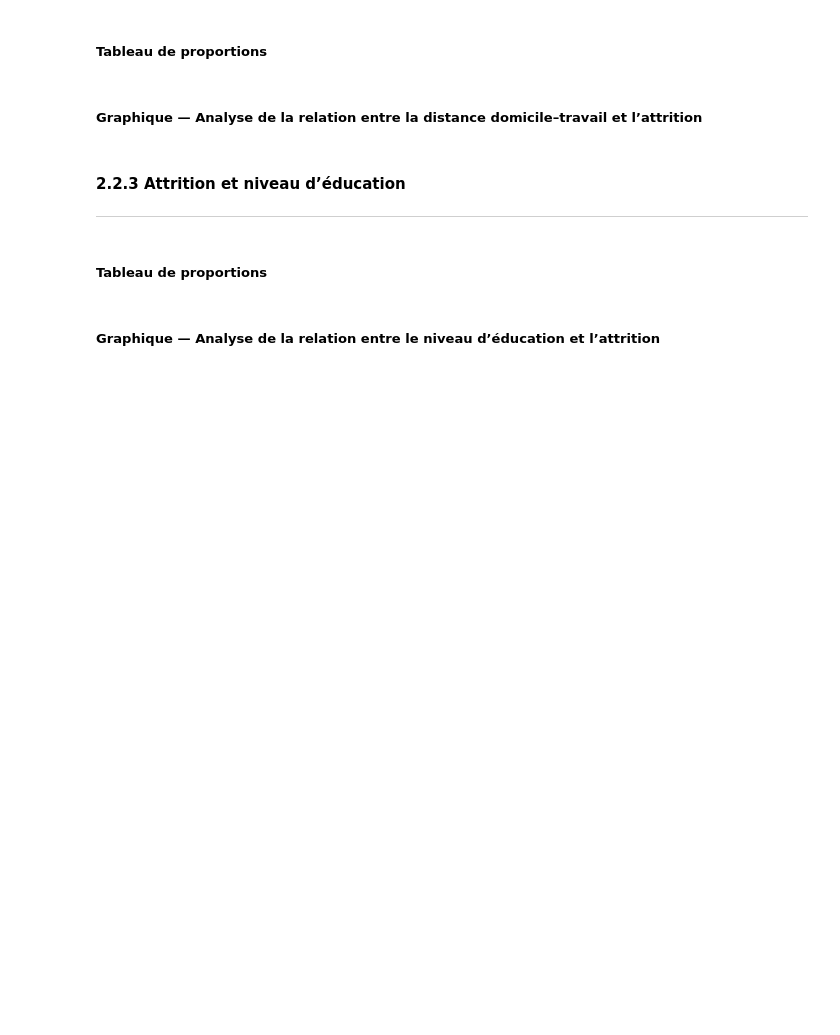
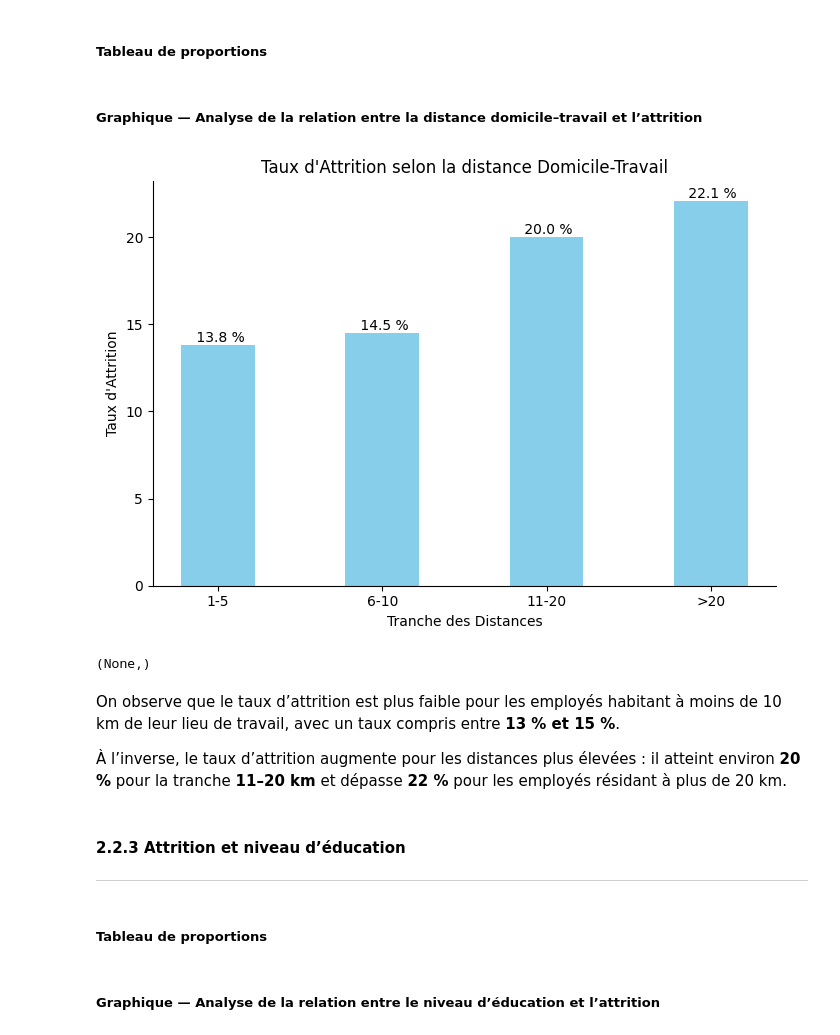
Before and after one commit to Kemuri15/employee-attrition-analysis, a Jupyter notebook: notebooks/03_axes_vie_perso.ipynb, the cells around one changed output. Drawn from its saved outputs; the diff is of its cells as text; code cells hidden in the pictures; blank space fills up the shorter version.

```diff
--- a/notebooks/03_axes_vie_perso.ipynb
+++ b/notebooks/03_axes_vie_perso.ipynb
@@ -613,7 +597,49 @@ Apres avoir observer la comparaison entre l'attrition et les tranches d'age, je
 # %% [markdown]
 ##### Tableau de proportions
+# %%
+df_distance_attrition = df_vie_perso[["Tranche_Distance","Attrition"]]
+df_distance_attrition.reset_index()
+df_distance_attrition.head()
+
+# Calcul du groupe
+distance_attrition = df_distance_attrition.groupby("Tranche_Distance")['Attrition'].value_counts(normalize=True).sort_values(ascending=False).round(3)*100
+distance_attrition = distance_attrition.reset_index(name="Pourcentage")
+display(distance_attrition)
+
+# Création d'une table pivot: lignes = Tranche_Distance, colonnes = Attrition, valeur = Pourcentage
+pivot_distance_attrition = distance_attrition.pivot(index="Tranche_Distance", columns="Attrition", values="Pourcentage").fillna(0)
+pivot_distance_attrition
 # %% [markdown]
 ##### Graphique — Analyse de la relation entre la distance domicile–travail et l’attrition
+# %%
+fig, ax = plt.subplots(figsize=(7,5))
+
+ax.spines['top'].set_visible(False)
+ax.spines["right"].set_visible(False)
+
+# Donnée
+x = np.arange(len(pivot_distance_attrition.index))
+y = pivot_distance_attrition['Yes']
+
+# Barplot
+
+bars = ax.bar(x, y, color="Skyblue", width=0.45)
+
+ax.bar_label(bars, labels=[f'{v : .1F} %'for v in y])
+ax.set_xticks(x)
+ax.set_xticklabels(pivot_distance_attrition.index)
+ax.set_xlabel("Tranche des Distances")
+ax.set_ylabel("Taux d'Attrition")
+ax.set_title("Taux d'Attrition selon la distance Domicile-Travail")
+fig.tight_layout()
+plt.show(),
+# %% [output]
+[figure, added]
+(None,)
+# %% [markdown]
+On observe que le taux d’attrition est plus faible pour les employés habitant à moins de 10 km de leur lieu de travail, avec un taux compris entre **13 % et 15 %**.
+
+À l’inverse, le taux d’attrition augmente pour les distances plus élevées : il atteint environ **20 %** pour la tranche **11–20 km** et dépasse **22 %** pour les employés résidant à plus de 20 km.
 # %% [markdown]
 #### 2.2.3 Attrition et niveau d’éducation
 ---
```
Also changed, not shown: parts of 12 cells of this notebook, 2 other files.
